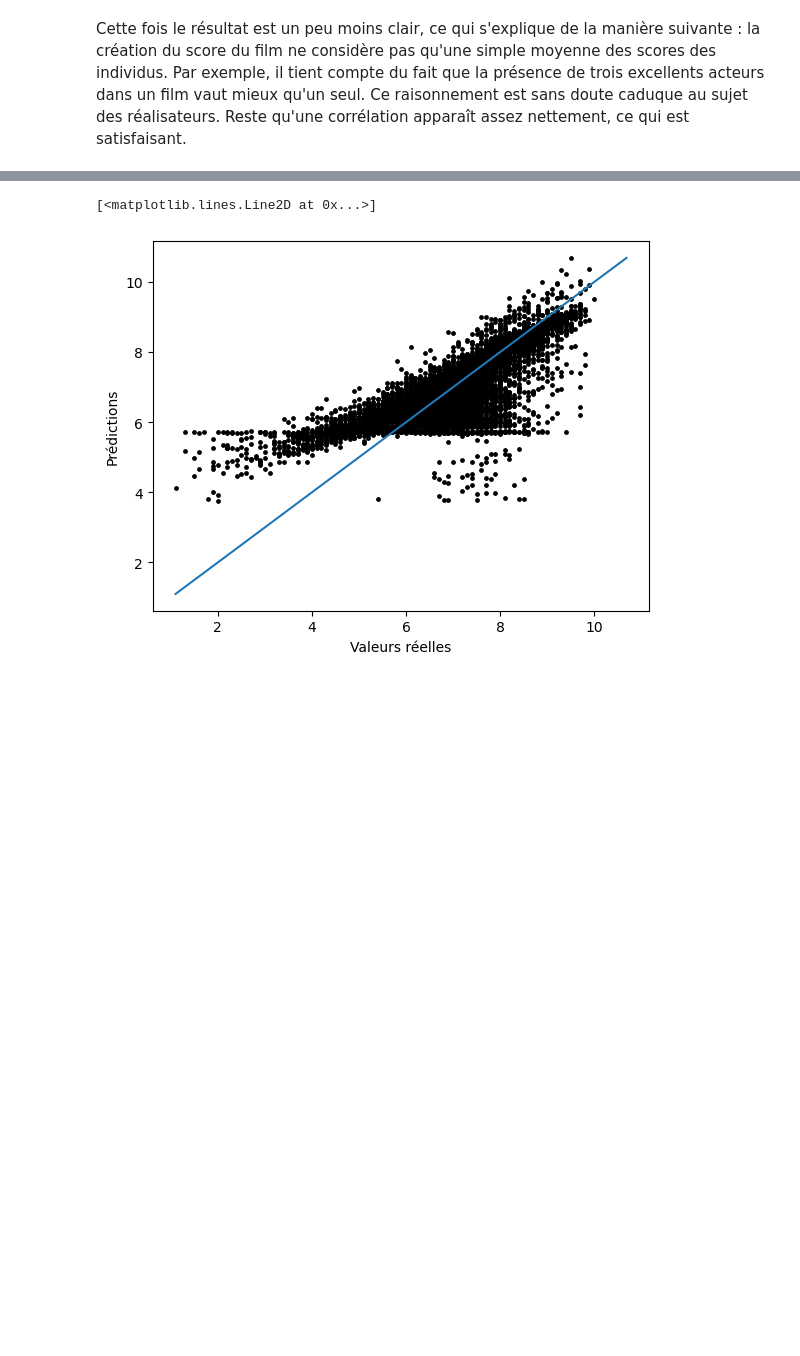
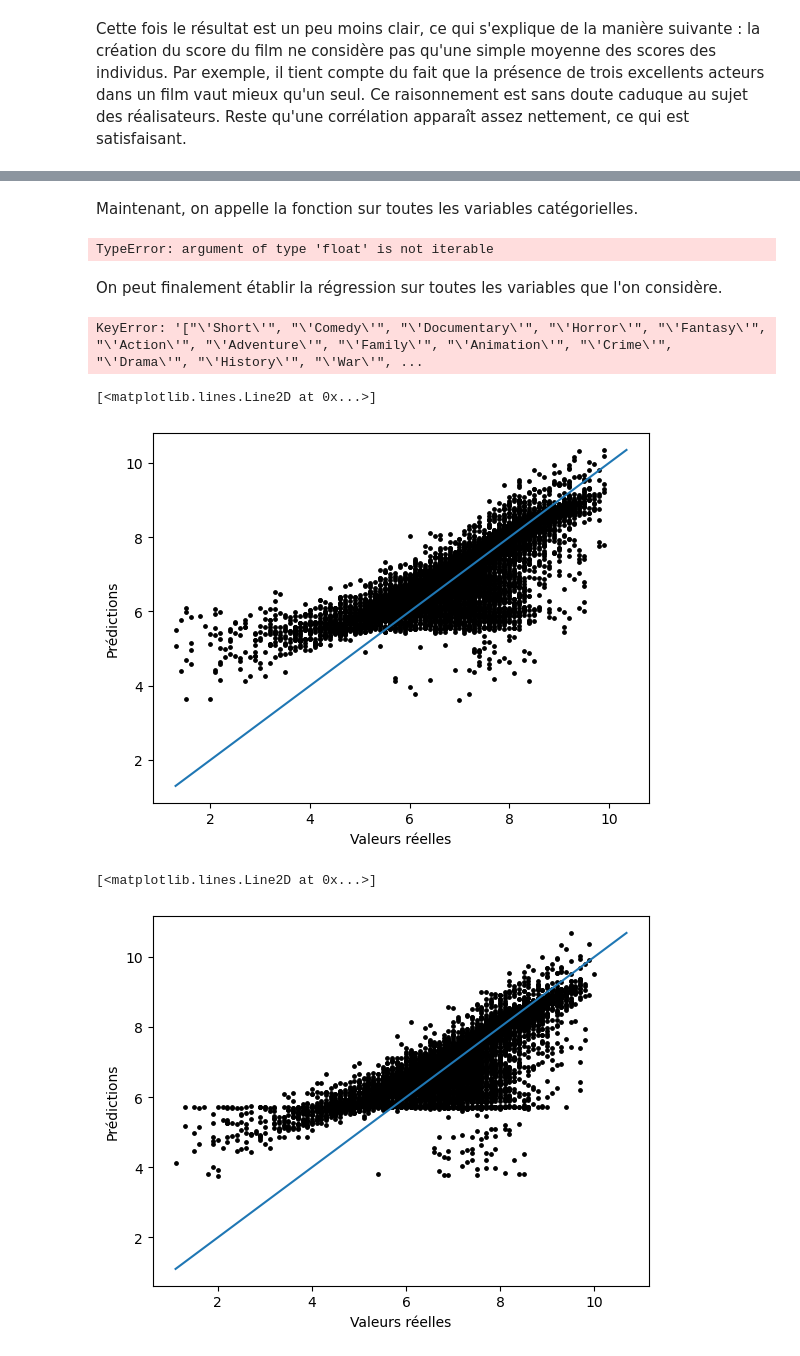
Before and after one commit to Jeremstar/Projet-de-DINGUE, a Jupyter notebook: Notebook/Scrap_IMDb.ipynb, the cells around one changed output, grey strips where cells are left out. Cells and saved outputs as stored; diff of their text form; code cells hidden in the pictures; blank space fills up the shorter version.

```diff
--- a/Notebook/Scrap_IMDb.ipynb
+++ b/Notebook/Scrap_IMDb.ipynb
@@ -784,3 +865,66 @@ Cette fois le résultat est un peu moins clair, ce qui s'explique de la manière
+# %% [markdown]
+Maintenant, on appelle la fonction sur toutes les variables catégorielles.
+# %%
+binariseur('genre')
+binariseur('contentRating')
+binariseur('month_name')
+# %% [output]
+TypeError: argument of type 'float' is not iterable
+# %% [markdown]
+On peut finalement établir la régression sur toutes les variables que l'on considère.
+# %%
+#grande régression sur la note moyenne
+df_regression = df_fusionné.copy()
+
+from sklearn.linear_model import LinearRegression
+from sklearn.model_selection import train_test_split
+
+X = df_regression[['ID', 'duration', 'score_acteur', 'score_director',
+                   'Jun', 'Oct', 'May', 'Jan', 'Aug', 'Mar', 'Apr', 'Dec', 'Sep','Jul', 'Feb', 'Nov',
+                    "'Short'", "'Comedy'", "'Documentary'", "'Horror'", "'Fantasy'",
+                    "'Action'", "'Adventure'", "'Family'", "'Animation'", "'Crime'",
+                    "'Drama'", "'History'", "'War'", "'Sport'", "'Romance'",
+                    "'Mystery'", "'Thriller'", "'Sci-Fi'", "'Western'", "'Biography'",
+                    "'Music'", "'Musical'", "'Film-Noir'", "'News'", "'Talk-Show'",
+                    "'Adult'", "'Game-Show'", "'Reality-TV'",
+                    'tous publics+','6+','9+', '16','17', '14', '18','Public Averti','7',
+                    'Accord parental','(Banned)',
+                    'Éducatif', 'Approved', 'Not rated', 'tous publics', '13', '12']].dropna()
+y = df_regression[['ID', 'Note_moyenne']].dropna()
+df_filtrage = pd.merge(X, y, on='ID')
+
+X = df_filtrage[['duration', 'score_acteur', 'score_director',
+                   'Jun', 'Oct', 'May', 'Jan', 'Aug', 'Mar', 'Apr', 'Dec', 'Sep','Jul', 'Feb', 'Nov',
+                    "'Short'", "'Comedy'", "'Documentary'", "'Horror'", "'Fantasy'",
+                    "'Action'", "'Adventure'", "'Family'", "'Animation'", "'Crime'",
+                    "'Drama'", "'History'", "'War'", "'Sport'", "'Romance'",
+                    "'Mystery'", "'Thriller'", "'Sci-Fi'", "'Western'", "'Biography'",
+                    "'Music'", "'Musical'", "'Film-Noir'", "'News'", "'Talk-Show'",
+                    "'Adult'", "'Game-Show'", "'Reality-TV'",
+                    'tous publics+','6+','9+', '16','17', '14', '18','Public Averti','7',
+                    'Accord parental','(Banned)',
+                    'Éducatif', 'Approved', 'Not rated', 'tous publics', '13', '12']]
+y = df_filtrage['Note_moyenne']
+
+
+X_train, X_test, y_train, y_test = train_test_split(X, y, test_size=0.2)
+model = LinearRegression()
+model.fit(X_train, y_train)
+y_pred = model.predict(X_test)
+# %% [output]
+KeyError: '["\'Short\'", "\'Comedy\'", "\'Documentary\'", "\'Horror\'", "\'Fantasy\'", "\'Action\'", "\'Adventure\'", "\'Family\'", "\'Animation\'", "\'Crime\'", "\'Drama\'", "\'History\'", "\'War\'", ...
+# %%
+plt.scatter(y_test, y_pred, s=6, c='darkslateblue')
+plt.xlabel('Valeurs réelles')
+plt.ylabel('Prédictions')
+
+min_val = min(y_test.min(), y_pred.min())
+max_val = max(y_test.max(), y_pred.max())
+
+plt.plot([min_val, max_val], [min_val, max_val])
+# %% [output]
+[<matplotlib.lines.Line2D at 0x...>]
+[figure, added]
 # %%
 #régression sur la note moyenne
 df_regression = df_fusionné.copy()
```
Also changed, not shown: parts of 22 cells of this notebook.
